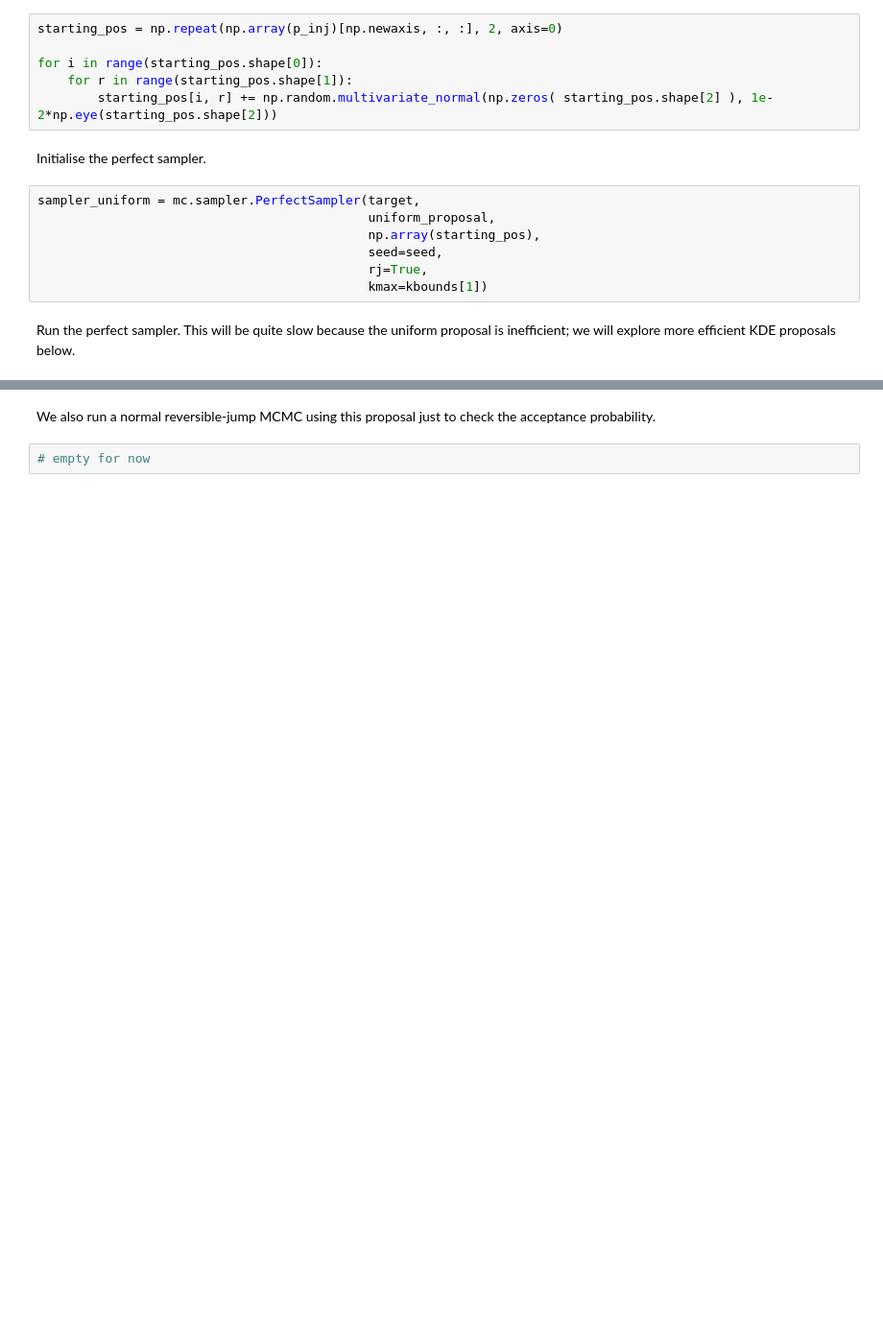
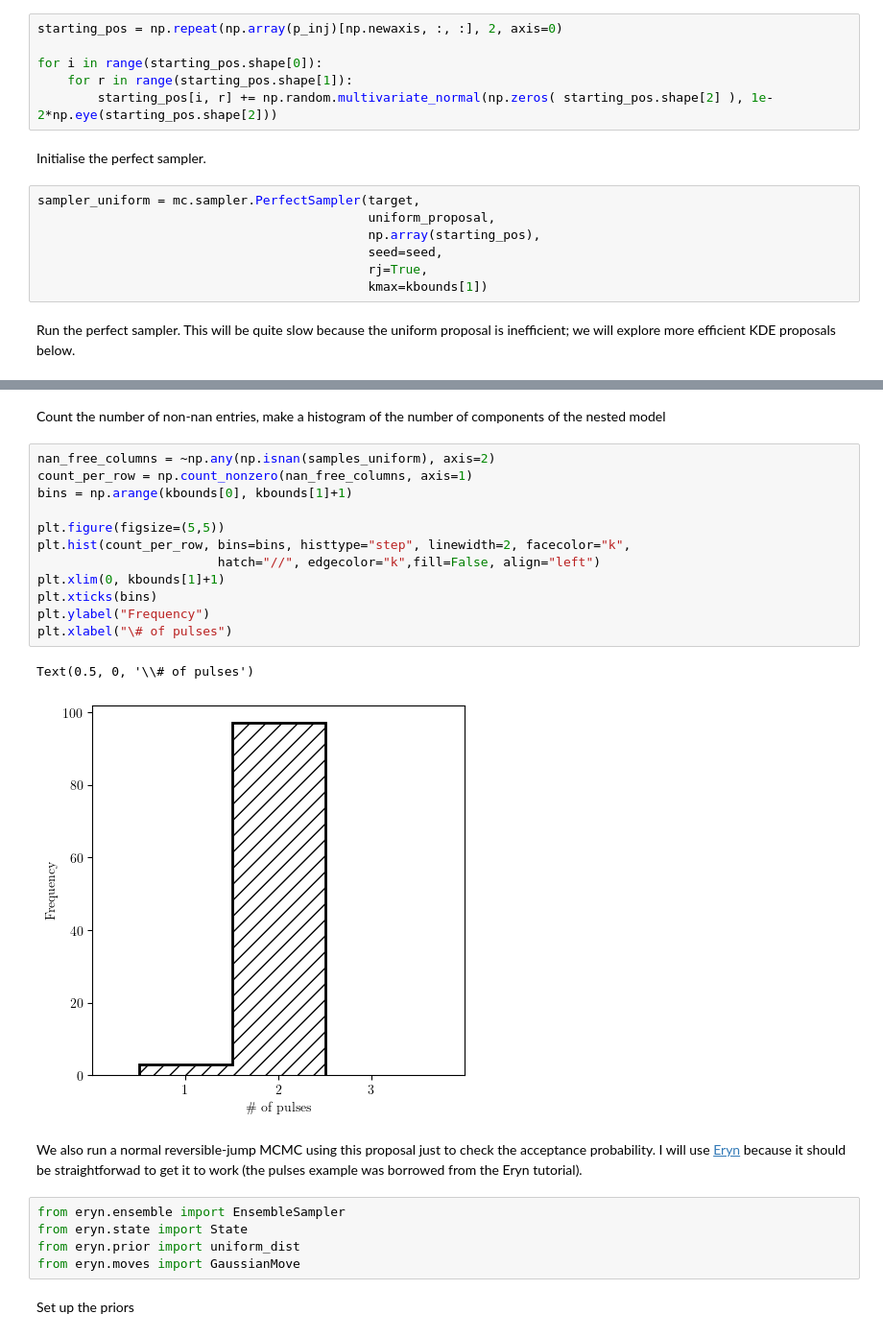
Before and after one commit to cjm96/mcmc_infinity, a Jupyter notebook: mcmc_infinity/examples/pulses_demo.ipynb, the cells around one changed output, grey strips where cells are left out. Shown at 96% size. Saved outputs shown, nothing was run; the diff lists cells and outputs as text; blank space fills up the shorter version.

Commit message:
full working example notebook, yey

```diff
--- a/mcmc_infinity/examples/pulses_demo.ipynb
+++ b/mcmc_infinity/examples/pulses_demo.ipynb
@@ -67,4 +86,26 @@ samples_uniform, T_uniform = sampler_uniform.get_perfect_samples(T,
+# %% [markdown]
+Count the number of non-nan entries, make a histogram of the number of components of the nested model
+# %%
+nan_free_columns = ~np.any(np.isnan(samples_uniform), axis=2)
+count_per_row = np.count_nonzero(nan_free_columns, axis=1)
+bins = np.arange(kbounds[0], kbounds[1]+1)
+
+plt.figure(figsize=(5,5))
+plt.hist(count_per_row, bins=bins, histtype="step", linewidth=2, facecolor="k",
+                        hatch="//", edgecolor="k",fill=False, align="left")
+plt.xlim(0, kbounds[1]+1)
+plt.xticks(bins)
+plt.ylabel("Frequency")
+plt.xlabel("\# of pulses")
+# %% [output]
+Text(0.5, 0, '\\# of pulses')
+[figure, added]
 # %% [markdown]
-We also run a normal reversible-jump MCMC using this proposal just to check the acceptance probability.
+We also run a normal reversible-jump MCMC using this proposal just to check the acceptance probability. I will use [Eryn](https://mikekatz04.github.io/Eryn/html/index.html) because it should be straightforwad to get it to work (the pulses example was borrowed from the Eryn tutorial).
-# %%
-# empty for now
+# %%
+from eryn.ensemble import EnsembleSampler
+from eryn.state import State
+from eryn.prior import uniform_dist
+from eryn.moves import GaussianMove
+# %% [markdown]
+Set up the priors
```
Also changed, not shown: parts of 22 cells of this notebook.
